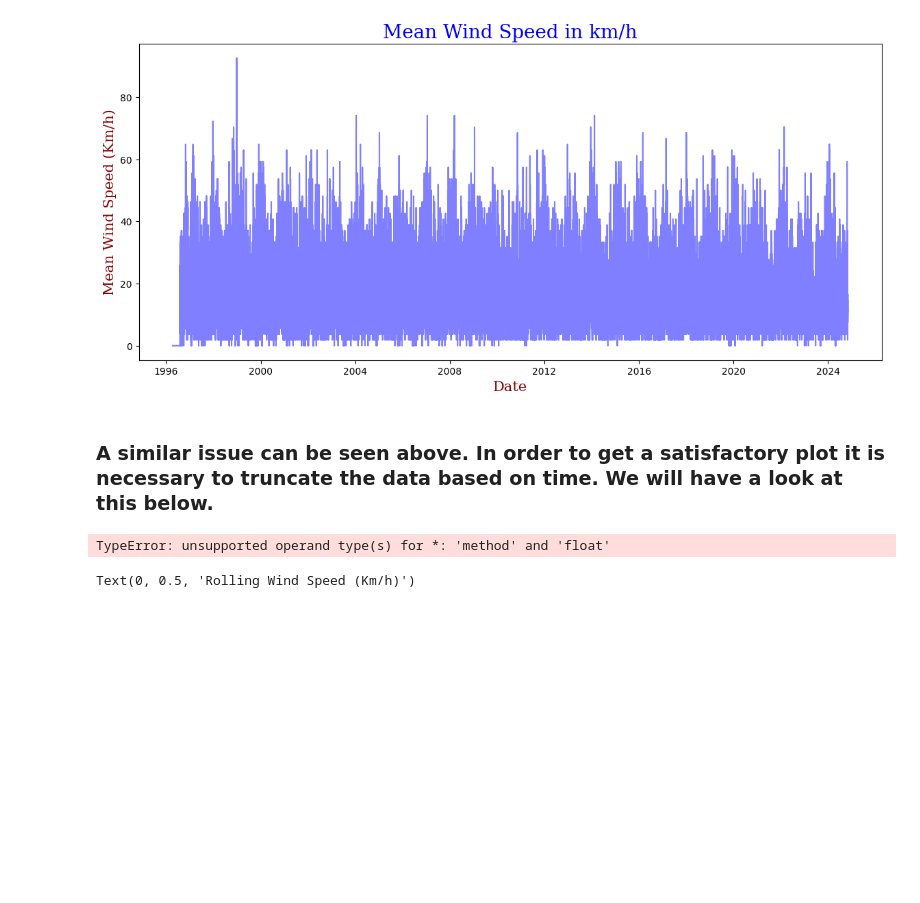
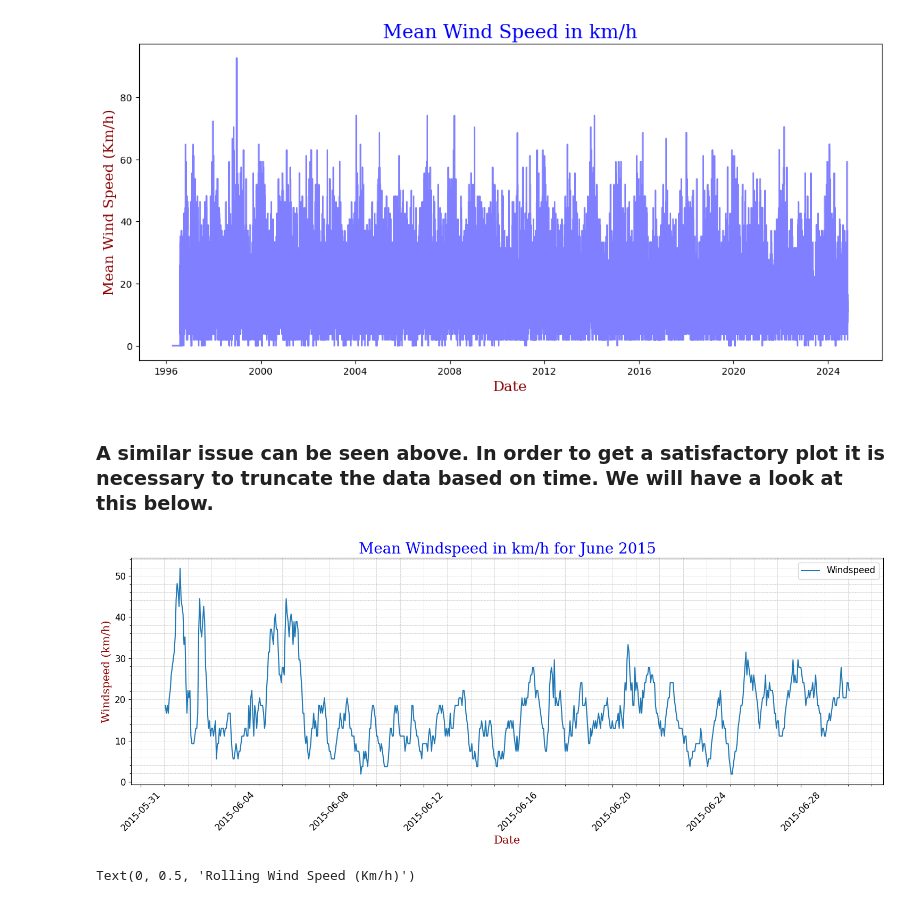
Before and after one commit to MikeCurleyCoosan/PFDA, a Jupyter notebook: PFDA_assignments/assignment06_weather.ipynb, the cells around one changed output. Cells and saved outputs as stored; diff of their text form; code cells hidden in the pictures; blank space fills up the shorter version.

```diff
--- a/PFDA_assignments/assignment06_weather.ipynb
+++ b/PFDA_assignments/assignment06_weather.ipynb
@@ -335,39 +336,44 @@ ax.set_ylabel('Mean Wind Speed (Km/h)', fontdict = font2);
 # %% [markdown]
 ### A similar issue can be seen above. In order to get a satisfactory plot it is necessary to truncate the data based on time. We will have a look at this below.
 # %%
-#Truncate the windspeed data....
-truncated_windspeed = truncatedDF['Mean Wind Speed (knot)'].interpolate
 
-df['Mean Wind Speed (km/h)'] = truncated_windspeed * 1.852
+# Filter data for a specific period of time
+startDate = "2015-06-01 01:00:00"
+endDate = "2015-06-30 01:00:00"
+filteredDf = df.loc[startDate:endDate]
 
-print(df['Mean Wind Speed (km/h)'])
+#Set the colors for the pie chart.
+colors = ['blue', 'green', 'red']
 
-#Plot the windspeed data
-fig, ax = plt.subplots(figsize=(14, 6))
+#Set the font for the x and y axis labels and the title
+font1 = {'family':'serif','color':'blue','size':20}
+font2 = {'family':'serif','color':'darkred','size':15}
 
-sns.lineplot(data=truncatedDF, x='Date_only', y='Mean Wind Speed (km/h)')
-plt.title('Windspeed for the month of June 2010', fontdict=font1)
+# Plot with Seaborn
+plt.figure(figsize=(15, 6))
+sns.lineplot(data=filteredDf, x=filteredDf.index, y="Mean Wind Speed (km/h)")
+plt.title('Mean Windspeed in km/h for June 2015', fontdict=font1)
 plt.xlabel('Date', fontdict=font2)
 plt.ylabel('Windspeed (km/h)', fontdict=font2)
 plt.grid(True, which='both', linestyle='--', linewidth=0.4)
 plt.xticks(fontsize=12, rotation=45)
 plt.yticks(fontsize=12)
 plt.legend(['Windspeed'], loc='upper right', fontsize=12)
 
 # Customize x-axis ticks and labels
 ax = plt.gca()
 ax.xaxis.set_major_locator(mdate.DayLocator(interval=4))  # Set major ticks to every day
 ax.xaxis.set_major_formatter(mdate.DateFormatter('%Y-%m-%d'))  # Format the ticks to show date only
 ax.xaxis.set_minor_locator(mdate.DayLocator())
 
 # Add minor ticks on y-axis
 ax.yaxis.set_minor_locator(AutoMinorLocator())
 
 # Adjust layout to fit labels
 plt.tight_layout()
 plt.show()
 # %% [output]
-TypeError: unsupported operand type(s) for *: 'method' and 'float'
+[figure, added]
 # %%
 #The rolling windspeed over a 24 hour period for the year 2021
 #We can calculate the rolling windspeed over a 24 hour period using the rolling method
```
Also changed, not shown: parts of 3 cells of this notebook.
